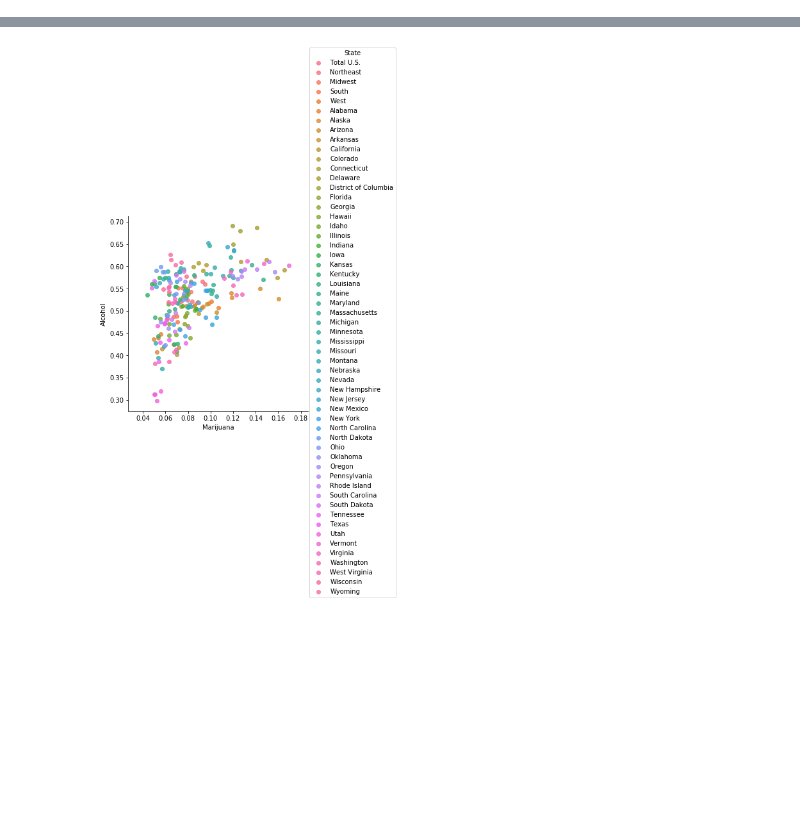
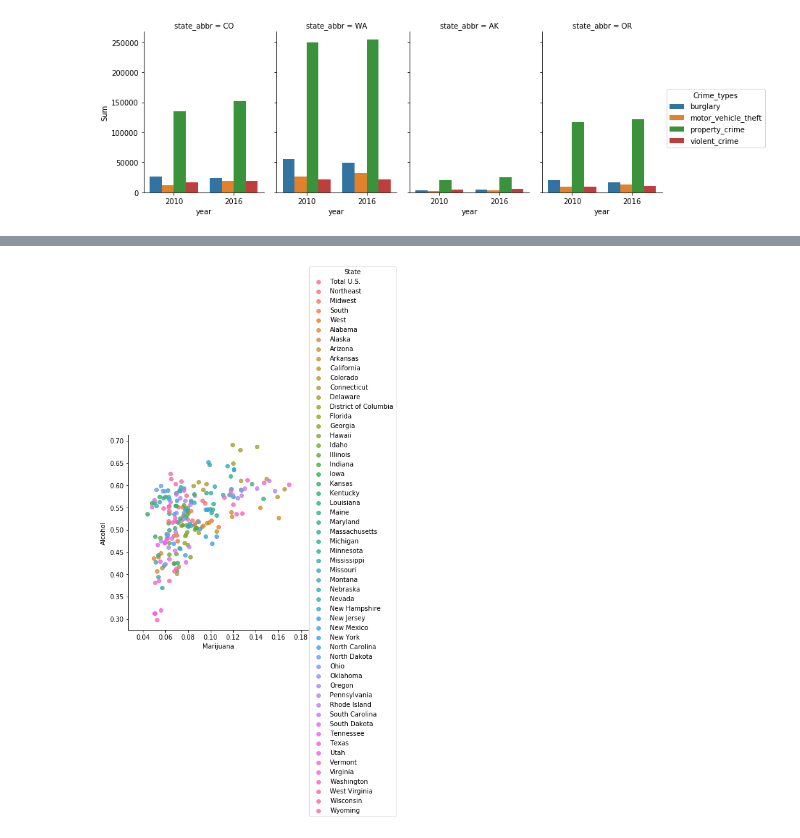
Before and after one commit to macGitHub1/TeamGreens, a Jupyter notebook: TeamGreen.ipynb, the cells around one changed output, grey strips where cells are left out. Drawn from its saved outputs; the diff is of its cells as text; code cells hidden in the pictures; blank space fills up the shorter version.

```diff
--- a/TeamGreen.ipynb
+++ b/TeamGreen.ipynb
@@ -3,0 +7,6 @@ import TeamGreen_EM
+# %%
+#Crime with Marijuana
+TeamGreen_Divya.run()
+#TeamGreen_Divya.run_total() TBD
+# %% [output]
+[figure, added]
```
Also changed, not shown: parts of 6 cells of this notebook, 18 other files.
